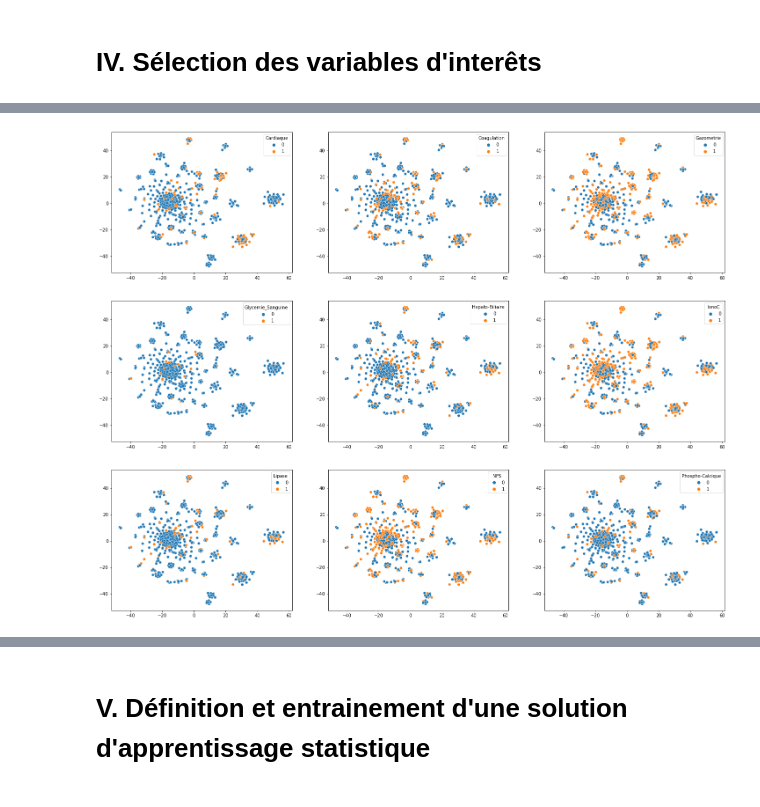
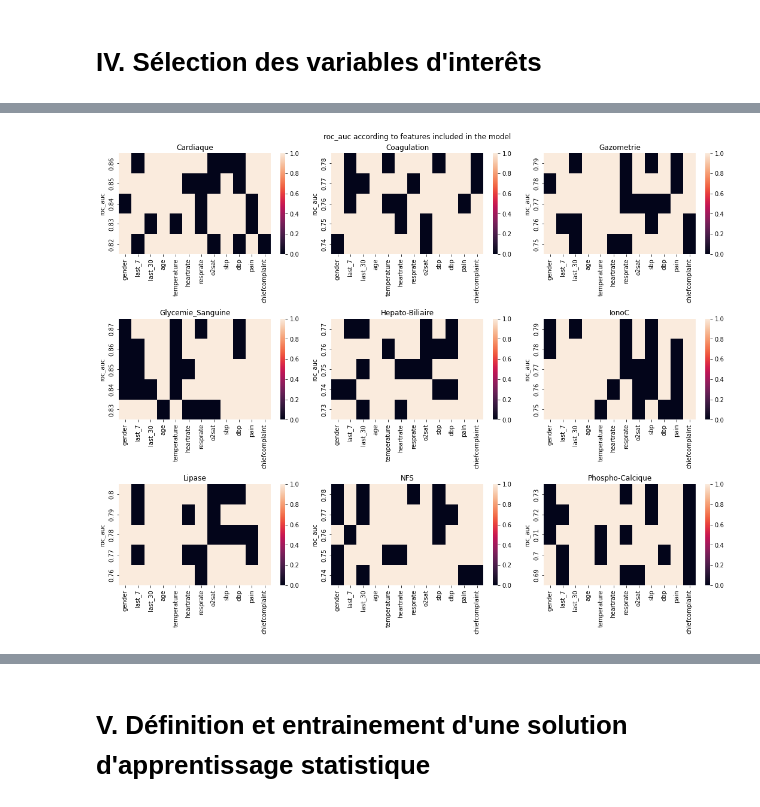
Before and after one commit to alibell/biologyOrderPredictor, a Jupyter notebook: Project_Report.ipynb, the cells around one changed output, grey strips where cells are left out. Saved outputs shown, nothing was run; the diff lists cells and outputs as text; code cells hidden in the pictures.

Commit message:
Adding models

```diff
--- a/Project_Report.ipynb
+++ b/Project_Report.ipynb
@@ -517,21 +350,18 @@ for i in range(len(col_list)):
-# %%
-umap_model = umap.UMAP(densmap=True)
-X_train_embeddings_2D = umap_model.fit_transform(X_train_embeddings[index_id,:])
-
-col_list = y_train.columns[1:]
-ncols = 3
-nrows = len(col_list)//ncols + (len(col_list)%ncols != 0)*1
-
-fig, axs = plt.subplots(nrows, ncols, figsize=(25,20))
-axs = axs.flatten()
-
-for i in range(len(col_list)):
-    column = col_list[i]
-    sns.scatterplot(
-        x=X_train_clean_subset_embeddings_2D[:,0],
-        y=X_train_clean_subset_embeddings_2D[:,1],
-        hue=y_train_subset[column],
-        ax=axs[i]
-    )
-# %% [output]
-[figure, removed]
+# %%
+from bop_scripts.models import generate_model, get_features_selection
+from bop_scripts.visualisation import vizualize_features_selection
+from sklearn.linear_model import LogisticRegression
+
+_, X_train_clean_subset, _, y_train_subset = train_test_split(
+    X_train_clean, y_train, test_size=500, random_state=42
+# %%
+qualitatives_variables = ["gender", "last_7", "last_30"]
+quantitatives_variables = ['age', 'temperature', 'heartrate', 'resprate', 'o2sat', 'sbp', 'dbp', 'pain']
+text_variables = ["chiefcomplaint"]
+
+scores = get_features_selection(X_train_clean_subset, y_train_subset.iloc[:,1:],
+                                LogisticRegression(class_weight="balanced", C=1, solver="liblinear", max_iter=50),
+                                qualitatives_variables, quantitatives_variables, text_variables[0], min_features=8)
+vizualize_features_selection(scores, "roc_auc", n_score_max=5)
+# %% [output]
+[figure, added]
```
Also changed, not shown: parts of 82 cells of this notebook, 5 other files.
